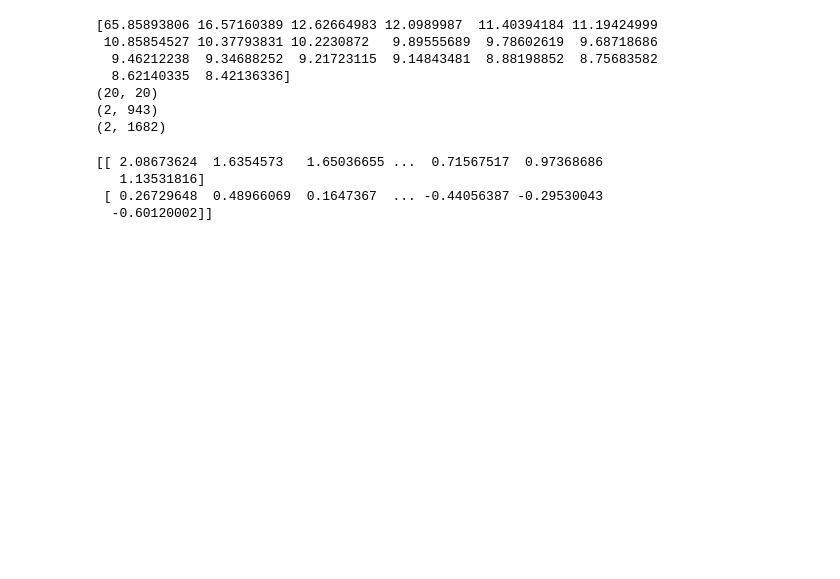
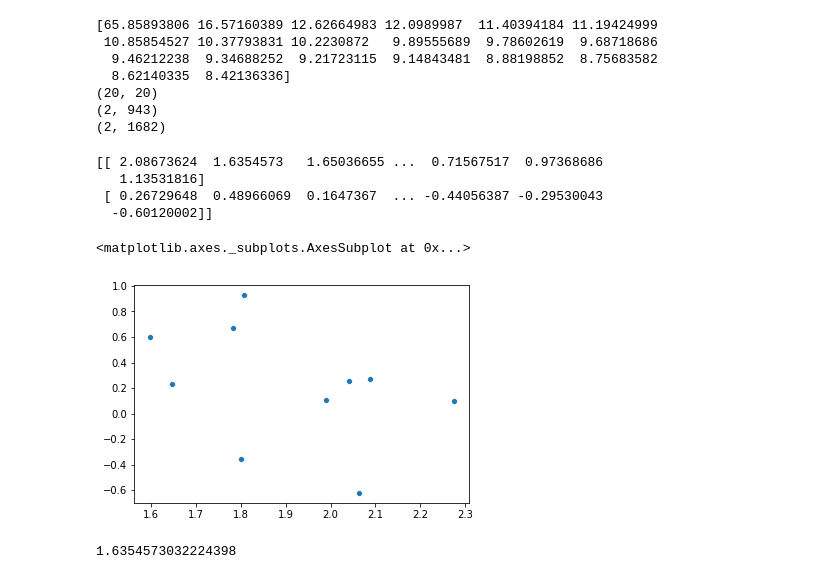
Before and after one commit to jagathv/cs155miniproj2, a Jupyter notebook: New_Shit_2.ipynb, the cells around one changed output. Drawn from its saved outputs; the diff is of its cells as text; code cells hidden in the pictures; blank space fills up the shorter version.

Commit message:
Some_Small_Visualizations

```diff
--- a/New_Shit_2.ipynb
+++ b/New_Shit_2.ipynb
@@ -252,0 +252,20 @@ i_love_movies['The Shining'] =
+# %%
+ten_popular_indices = np.array([50.0, 258.0, 100.0, 181.0, 294.0, 286.0, 288.0, 1.0, 300.0, 121.0]) - 1
+ten_popular_indices = ten_popular_indices.astype(int)
+
+
+x = []
+y = []
+for i in ten_popular_indices:
+    x.append(V_tilde[0][i])
+    y.append(V_tilde[1][i])
+
+
+sns.scatterplot(x, y)
+# %% [output]
+<matplotlib.axes._subplots.AxesSubplot at 0x...>
+[figure, added]
+# %%
+V_tilde[0][1]
+# %% [output]
+1.6354573032224398
```
Also changed, not shown: parts of 4 cells of this notebook.
